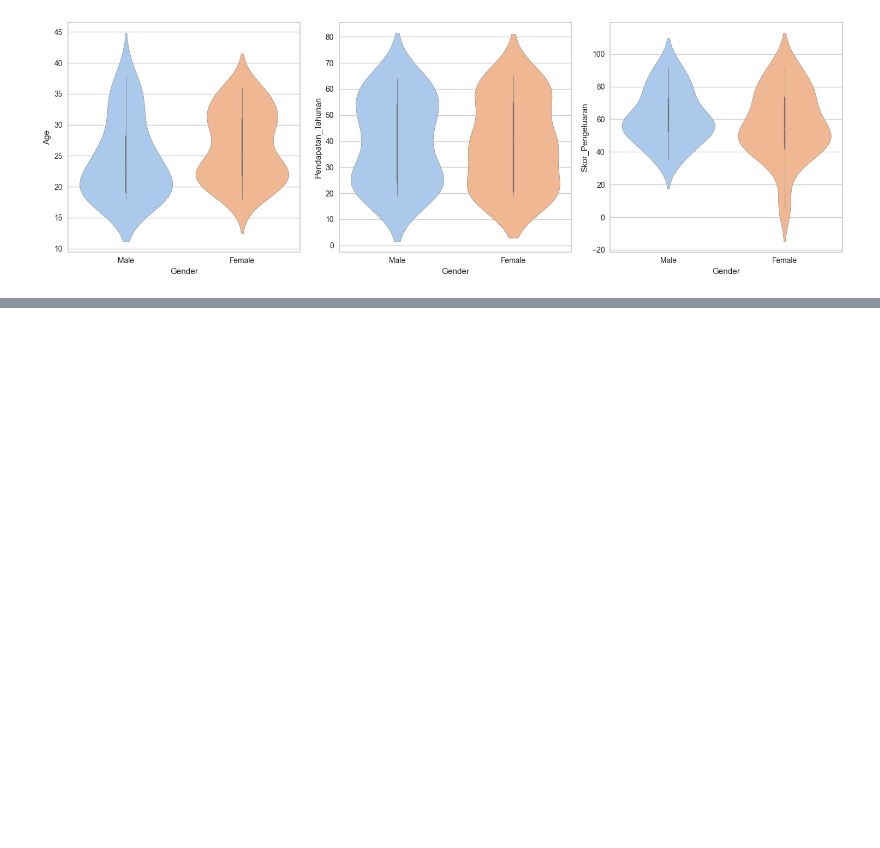
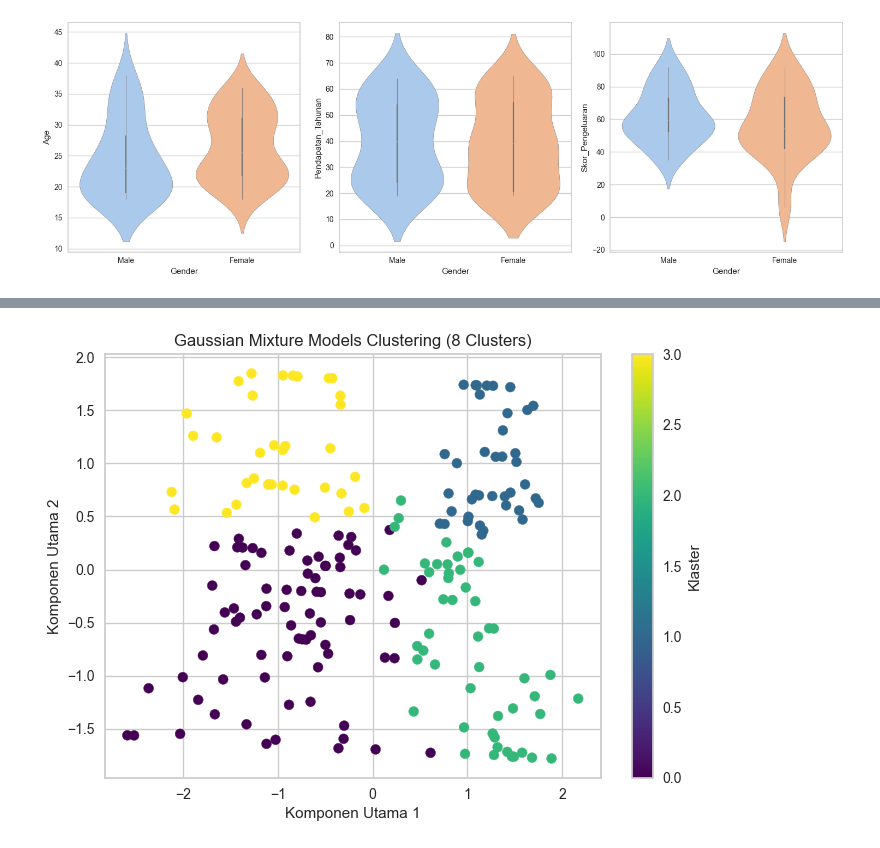
Before and after one commit to BlackBox-Ops/ML-Customer-Segmentation, a Jupyter notebook: notebooks/analisis_eda.ipynb, the cells around one changed output, grey strips where cells are left out. Cells and saved outputs as stored; diff of their text form; code cells hidden in the pictures; blank space fills up the shorter version.

```diff
--- a/notebooks/analisis_eda.ipynb
+++ b/notebooks/analisis_eda.ipynb
@@ -2137,0 +2177,17 @@ Best AIC: -493.697 at 8 clusters
+# %%
+gmm =  GaussianMixture(n_components=4, random_state=42)
+gmm.fit(df_customer_scaled)
+gmm_labels = gmm.predict(df_customer_scaled)
+
+# Visualisasi dengan PCA
+pca = PCA(n_components=2)
+data_pca = pca.fit_transform(scaled_data)
+
+plt.scatter(data_pca[:, 0], data_pca[:, 1], c=gmm_labels, cmap='viridis', s=50)
+plt.title('Gaussian Mixture Models Clustering (8 Clusters)')
+plt.xlabel('Komponen Utama 1')
+plt.ylabel('Komponen Utama 2')
+plt.colorbar(label='Klaster')
+plt.show()
+# %% [output]
+[figure, added]
```
Also changed, not shown: parts of 15 cells of this notebook.
